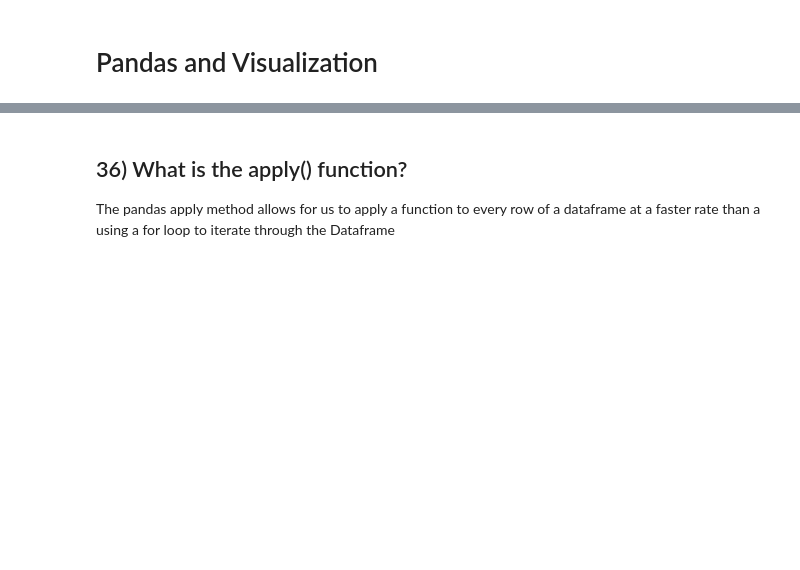
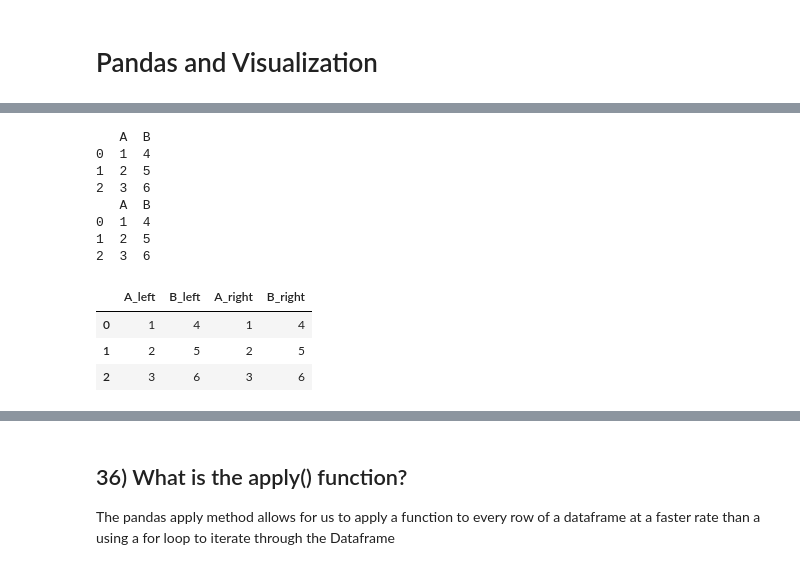
Before and after one commit to akiemiq4g/revature_big_data_notes, a Jupyter notebook: Week_1_Amplifier_Study_Notes.ipynb, the cells around one changed output, grey strips where cells are left out. Cells and saved outputs as stored; diff of their text form; code cells hidden in the pictures; blank space fills up the shorter version.

```diff
--- a/Week_1_Amplifier_Study_Notes.ipynb
+++ b/Week_1_Amplifier_Study_Notes.ipynb
@@ -1007,0 +1066,22 @@ https://towardsdatascience.com/3-key-differences-between-merge-and-concat-functi
+# %%
+# An example of pandas.join() is below.
+import pandas as pd
+df1 = pd.DataFrame({'A': [1, 2, 3], 'B': [4, 5, 6]})
+df2 = pd.DataFrame({'A': [1, 2, 3], 'B': [4, 5, 6]})
+print(df1)
+print(df2)
+df3=df1.join(df2, lsuffix="_left", rsuffix="_right")
+df3
+# %% [output]
+   A  B
+0  1  4
+1  2  5
+2  3  6
+   A  B
+0  1  4
+1  2  5
+2  3  6
+|  | A_left | B_left | A_right | B_right |
+| 0 | 1 | 4 | 1 | 4 |
+| 1 | 2 | 5 | 2 | 5 |
+| 2 | 3 | 6 | 3 | 6 |
```
Also changed, not shown: parts of 47 cells of this notebook.
